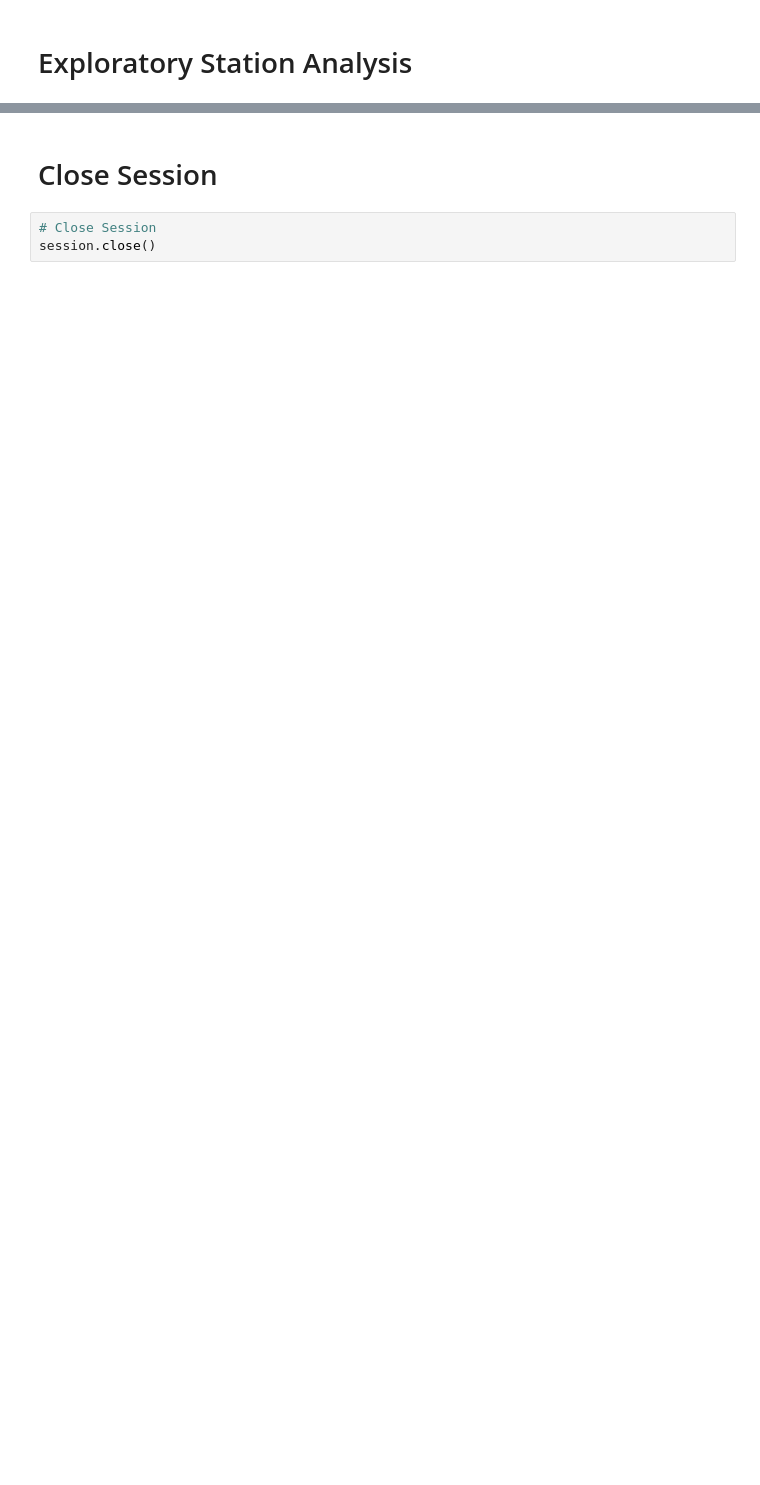
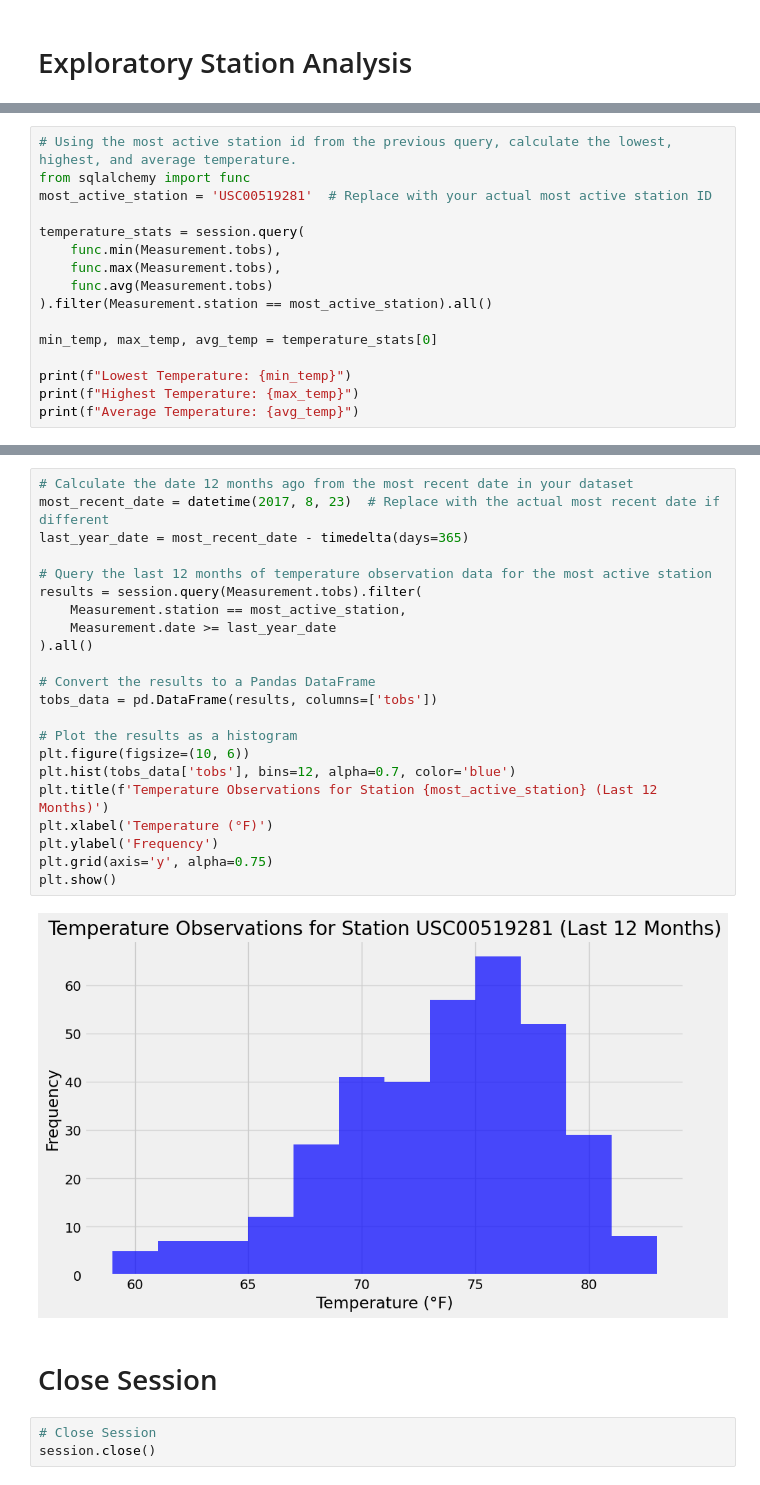
Before and after one commit to SoonerLisa/sqlalchemy-challenge, a Jupyter notebook: SurfsUp/climate_starter_LM2_Copy.ipynb, the cells around one changed output, grey strips where cells are left out. Saved outputs shown, nothing was run; the diff lists cells and outputs as text; blank space fills up the shorter version.

```diff
--- a/SurfsUp/climate_starter_LM2_Copy.ipynb
+++ b/SurfsUp/climate_starter_LM2_Copy.ipynb
@@ -176,0 +115,16 @@ SyntaxError: invalid syntax (2713301568.py, line 5)
+# %%
+# Using the most active station id from the previous query, calculate the lowest, highest, and average temperature.
+from sqlalchemy import func
+most_active_station = 'USC00519281'  # Replace with your actual most active station ID
+
+temperature_stats = session.query(
+    func.min(Measurement.tobs),
+    func.max(Measurement.tobs),
+    func.avg(Measurement.tobs)
+).filter(Measurement.station == most_active_station).all()
+
+min_temp, max_temp, avg_temp = temperature_stats[0]
+
+print(f"Lowest Temperature: {min_temp}")
+print(f"Highest Temperature: {max_temp}")
+print(f"Average Temperature: {avg_temp}")
@@ -180,3 +156,27 @@ SyntaxError: invalid syntax (2713301568.py, line 5)
+# %%
+# Calculate the date 12 months ago from the most recent date in your dataset
+most_recent_date = datetime(2017, 8, 23)  # Replace with the actual most recent date if different
+last_year_date = most_recent_date - timedelta(days=365)
+
+# Query the last 12 months of temperature observation data for the most active station
+results = session.query(Measurement.tobs).filter(
+    Measurement.station == most_active_station,
+    Measurement.date >= last_year_date
+).all()
+
+# Convert the results to a Pandas DataFrame
+tobs_data = pd.DataFrame(results, columns=['tobs'])
+
+# Plot the results as a histogram
+plt.figure(figsize=(10, 6))
+plt.hist(tobs_data['tobs'], bins=12, alpha=0.7, color='blue')
+plt.title(f'Temperature Observations for Station {most_active_station} (Last 12 Months)')
+plt.xlabel('Temperature (°F)')
+plt.ylabel('Frequency')
+plt.grid(axis='y', alpha=0.75)
+plt.show()
+# %% [output]
+[figure, added]
 # %% [markdown]
 # Close Session
 # %%
```
Also changed, not shown: parts of 19 cells of this notebook, 2 other files.
